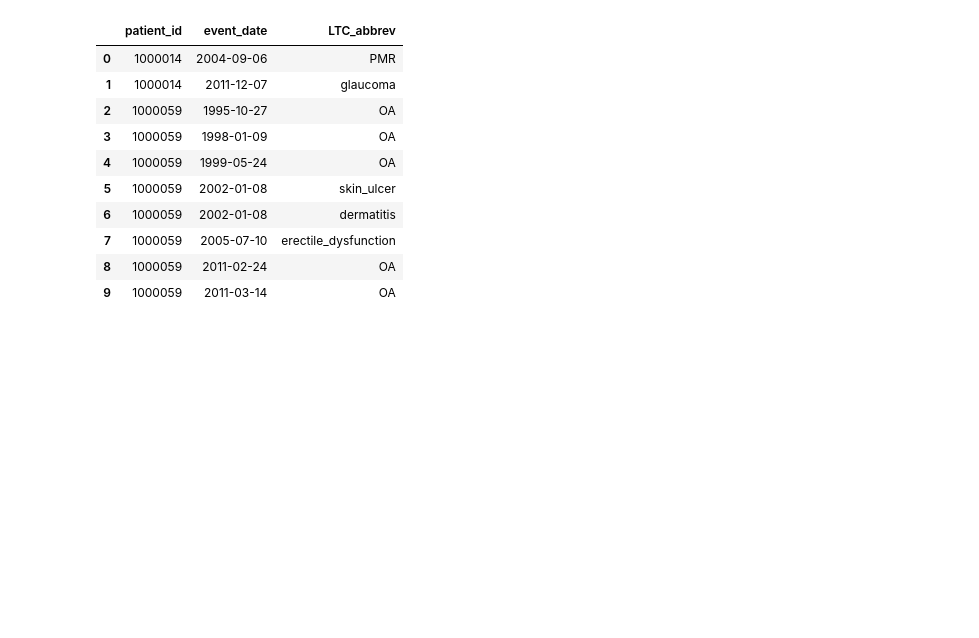
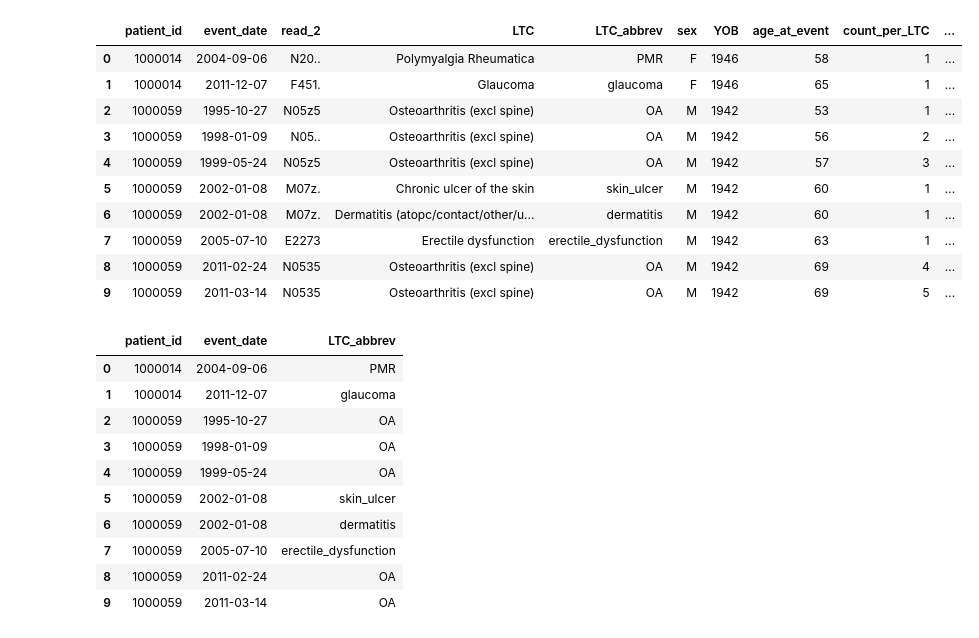
Before and after one commit to KremerML/MLTC-clustering, a Jupyter notebook: notebooks/All events LDA dominant topics with temporal dimension-Copy1.ipynb, the cells around one changed output. Drawn from its saved outputs; the diff is of its cells as text; code cells hidden in the pictures; blank space fills up the shorter version.

```diff
--- a/notebooks/All events LDA dominant topics with temporal dimension-Copy1.ipynb
+++ b/notebooks/All events LDA dominant topics with temporal dimension-Copy1.ipynb
@@ -59,3 +38,30 @@ Deprecated in NumPy 1.20; for more details and guidance: https://numpy.org/devdo
+# %%
+LTC_BINARY = '../data/ltc_matrices/ltc_events_all_patients_ukbb45840.tsv'
+
+#ltc_patients = pd.read_csv(LTC_BINARY, sep = '\t')
+
+ltc_patients_full = pd.read_csv(LTC_BINARY,sep = '\t',  parse_dates=['event_date'])
+
+ltc_patients_full['LTC_abbrev'] = ltc_patients_full['LTC_abbrev'].astype("string")
+# %%
+
+
+LTC_list = ltc_patients_full[["LTC", "LTC_abbrev"]].drop_duplicates()
+
+pd.DataFrame(LTC_list).to_csv('../data/List_of_LTCs.csv', index=False)
+ltc_patients_full.head(10)
+# %% [output]
+|  | patient_id | event_date | read_2 | LTC | LTC_abbrev | sex | YOB | age_at_event | count_per_LTC | ... |
+| 0 | 1000014 | 2004-09-06 | N20.. | Polymyalgia Rheumatica | PMR | F | 1946 | 58 | 1 | ... |
+| 1 | 1000014 | 2011-12-07 | F451. | Glaucoma | glaucoma | F | 1946 | 65 | 1 | ... |
+| 2 | 1000059 | 1995-10-27 | N05z5 | Osteoarthritis (excl spine) | OA | M | 1942 | 53 | 1 | ... |
+| 3 | 1000059 | 1998-01-09 | N05.. | Osteoarthritis (excl spine) | OA | M | 1942 | 56 | 2 | ... |
+| 4 | 1000059 | 1999-05-24 | N05z5 | Osteoarthritis (excl spine) | OA | M | 1942 | 57 | 3 | ... |
+| 5 | 1000059 | 2002-01-08 | M07z. | Chronic ulcer of the skin | skin_ulcer | M | 1942 | 60 | 1 | ... |
+| 6 | 1000059 | 2002-01-08 | M07z. | Dermatitis (atopc/contact/other/u... | dermatitis | M | 1942 | 60 | 1 | ... |
+| 7 | 1000059 | 2005-07-10 | E2273 | Erectile dysfunction | erectile_dysfunction | M | 1942 | 63 | 1 | ... |
+| 8 | 1000059 | 2011-02-24 | N0535 | Osteoarthritis (excl spine) | OA | M | 1942 | 69 | 4 | ... |
+| 9 | 1000059 | 2011-03-14 | N0535 | Osteoarthritis (excl spine) | OA | M | 1942 | 69 | 5 | ... |
 # %%
 LTC_BINARY = '../data/ltc_matrices/ltc_events_all_patients_ukbb45840.tsv'
 
```
Also changed, not shown: parts of 8 cells of this notebook, 9 other files.
